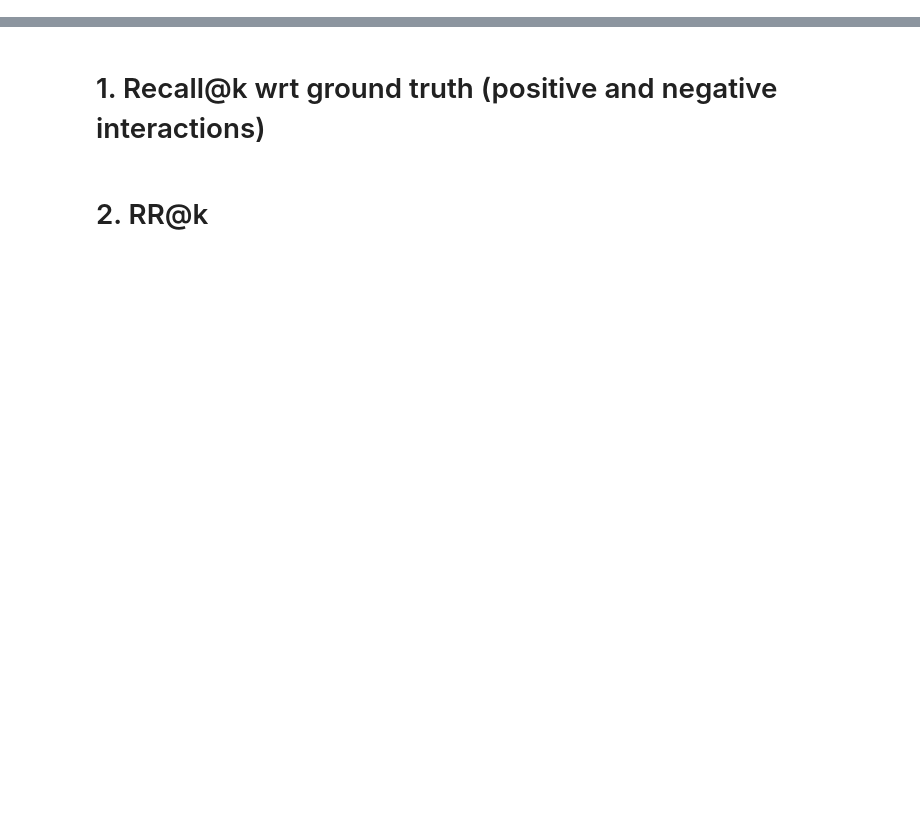
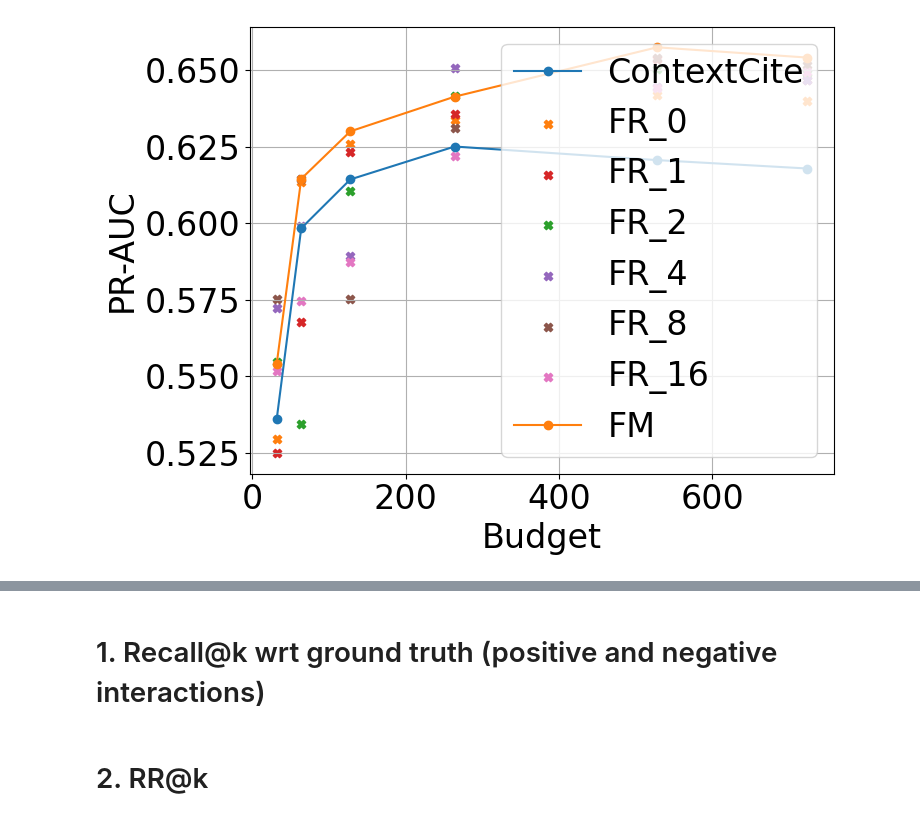
Before and after one commit to iNema9590/LLMX, a Jupyter notebook: Notebooks/hotpotaq.ipynb, the cells around one changed output, grey strips where cells are left out. Saved outputs shown, nothing was run; the diff lists cells and outputs as text; code cells hidden in the pictures; blank space fills up the shorter version.

```diff
--- a/Notebooks/hotpotaq.ipynb
+++ b/Notebooks/hotpotaq.ipynb
@@ -57,8 +57,8 @@ def family_of(method_key: str) -> str:
         return "Spex"
     elif method_key.startswith("Shapiq"):
         return "Shapiq"
-    # if method_key.startswith("FR"):
-    #     return "FR"
+    if method_key.startswith("FR"):
+        return "FR"
     elif method_key.startswith("ContextCite"):
         return "ContextCite"
     elif method_key.startswith("ProxySpex"):
@@ -112,8 +112,8 @@ accelerator_main = Accelerator(mixed_precision="fp16")
 if accelerator_main.is_main_process:
     print("Main Script: Loading model...")
 # model_path = "mistralai/Mistral-7B-Instruct-v0.3"
-model_path = "meta-llama/Llama-3.1-8B-Instruct"
-# model_path = "Qwen/Qwen2.5-3B-Instruct"
+# model_path = "meta-llama/Llama-3.1-8B-Instruct"
+model_path = "Qwen/Qwen2.5-3B-Instruct"
 
 model_cpu = AutoModelForCausalLM.from_pretrained(
     model_path,
@@ -279,10 +338,10 @@ with open(f"{utility_cache_base_dir}/results.pkl", "wb") as f:
 with open(f"{utility_cache_base_dir}/extras.pkl", "wb") as f:
     pickle.dump(extras, f)
 # %%
-with open(f"{utility_cache_base_dir}/results.pkl", "rb") as f:
+with open(f"{utility_cache_base_dir}/results4.pkl", "rb") as f:
     all_results = pickle.load(f)
 
-with open(f"{utility_cache_base_dir}/extras.pkl", "rb") as f:
+with open(f"{utility_cache_base_dir}/extras4.pkl", "rb") as f:
     extras = pickle.load(f)
 # %%
 from sklearn.preprocessing import MinMaxScaler
@@ -518,34 +575,36 @@ for method, values in aps.items():
 
         if family not in budgeted_data:
             budgeted_data[family] = []
         budgeted_data[family].append((budget, mean_val))
 
 # sort by budget
 for family in budgeted_data:
     budgeted_data[family] = sorted(budgeted_data[family], key=lambda x: x[0])
 
 plt.figure(figsize=(8,6))
 
 # Plot budgeted families
 for family, items in budgeted_data.items():
     budgets = [b for b, _ in items]
     means = [m for _, m in items]
     if "FR" not in family:
         plt.plot(budgets, means, marker='o', label=family, color=get_color(family))
     else:
         plt.scatter(budgets, means, marker='X', label=family, color=get_color(family))
 
 # Plot constant methods as horizontal lines
 # for method, mean_val in constant_data.items():
 #     plt.axhline(y=mean_val, linestyle='--', label=method)
 
 plt.xlabel("Budget")
 plt.ylabel("PR-AUC")
-# plt.legend()
+plt.legend()
 plt.grid(True)
 plt.tight_layout()
 # plt.savefig(f"../Figures/{model_path.split('/')[1].split('-')[0]}/prauc_vs_budget_marginal.pdf", bbox_inches='tight')
 plt.show()
+# %% [output]
+[figure, added]
 # %%
 from collections import defaultdict
 
```
Also changed, not shown: parts of 10 cells of this notebook, 4 other files.
